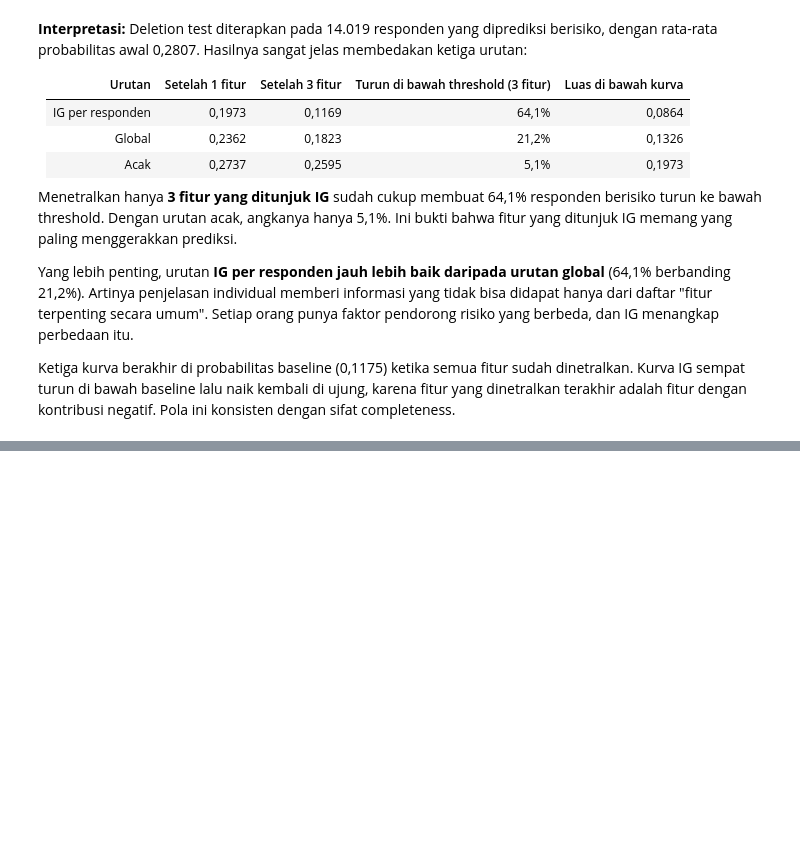
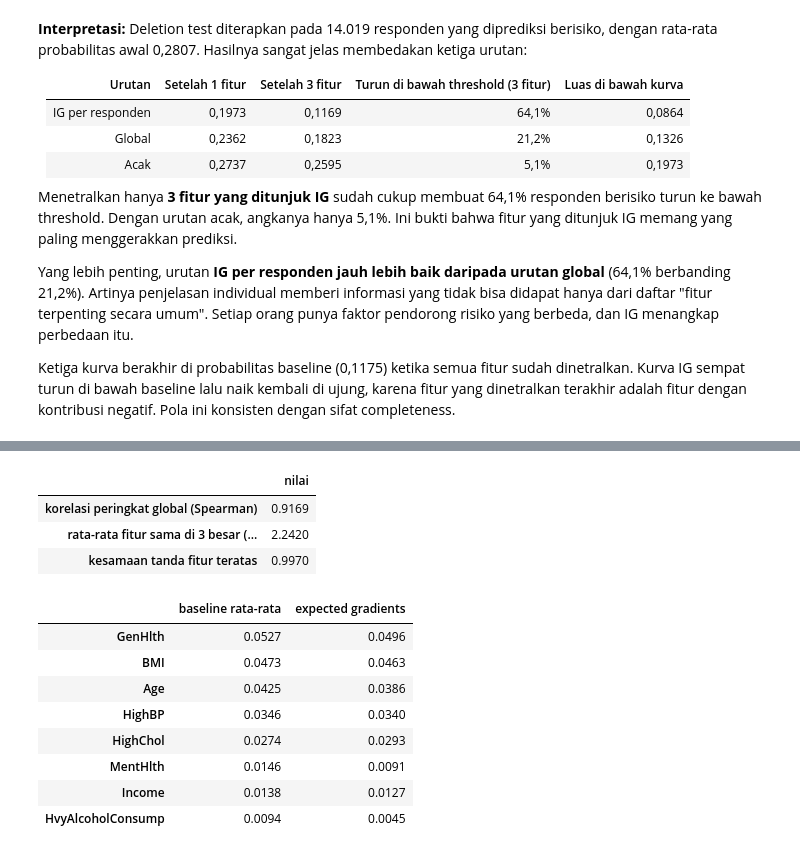
Before and after one commit to felix-malvin/mythos-diabetes-risk-mlp, a Jupyter notebook: notebooks/06_fitur_unik_explainability.ipynb, the cells around one changed output, grey strips where cells are left out. Saved outputs shown, nothing was run; the diff lists cells and outputs as text; code cells hidden in the pictures; blank space fills up the shorter version.

```diff
--- a/notebooks/06_fitur_unik_explainability.ipynb
+++ b/notebooks/06_fitur_unik_explainability.ipynb
@@ -400,0 +405,38 @@ Ketiga kurva berakhir di probabilitas baseline (0,1175) ketika semua fitur sudah
+# %%
+idx_s = rng.choice(len(X_val), size=1000, replace=False)
+baseline_acak = data["X_train"][rng.choice(len(data["X_train"]), size=32, replace=False)]
+attr_eg = inf.expected_gradients(model, X_val[idx_s], baseline_acak, steps=16)
+attr_mean = attr_val[idx_s]
+
+rho_global = spearmanr(np.abs(attr_mean).mean(axis=0), np.abs(attr_eg).mean(axis=0))[0]
+top3_mean = np.argsort(-np.abs(attr_mean), axis=1)[:, :3]
+top3_eg = np.argsort(-np.abs(attr_eg), axis=1)[:, :3]
+irisan_top3 = np.mean([len(set(a) & set(b)) for a, b in zip(top3_mean, top3_eg)])
+top1 = top3_mean[:, 0]
+tanda_sama = np.mean(np.sign(attr_mean[np.arange(1000), top1]) == np.sign(attr_eg[np.arange(1000), top1]))
+
+sensitivitas = pd.Series({
+    "korelasi peringkat global (Spearman)": rho_global,
+    "rata-rata fitur sama di 3 besar (dari 3)": irisan_top3,
+    "kesamaan tanda fitur teratas": tanda_sama,
+})
+sensitivitas.to_frame("nilai").to_csv(config.RESULTS_DIR / "06_sensitivitas_baseline.csv")
+display(sensitivitas.round(4).to_frame("nilai"))
+
+banding = pd.DataFrame({"baseline rata-rata": np.abs(attr_mean).mean(axis=0),
+                        "expected gradients": np.abs(attr_eg).mean(axis=0)}, index=config.FEATURE_COLS)
+display(banding.sort_values("baseline rata-rata", ascending=False).head(8).round(4))
+# %% [output]
+|  | nilai |
+| korelasi peringkat global (Spearman) | 0.9169 |
+| rata-rata fitur sama di 3 besar (... | 2.2420 |
+| kesamaan tanda fitur teratas | 0.9970 |
+|  | baseline rata-rata | expected gradients |
+| GenHlth | 0.0527 | 0.0496 |
+| BMI | 0.0473 | 0.0463 |
+| Age | 0.0425 | 0.0386 |
+| HighBP | 0.0346 | 0.0340 |
+| HighChol | 0.0274 | 0.0293 |
+| MentHlth | 0.0146 | 0.0091 |
+| Income | 0.0138 | 0.0127 |
+| HvyAlcoholConsump | 0.0094 | 0.0045 |
```
Also changed, not shown: parts of 5 cells of this notebook, 2 other files.
